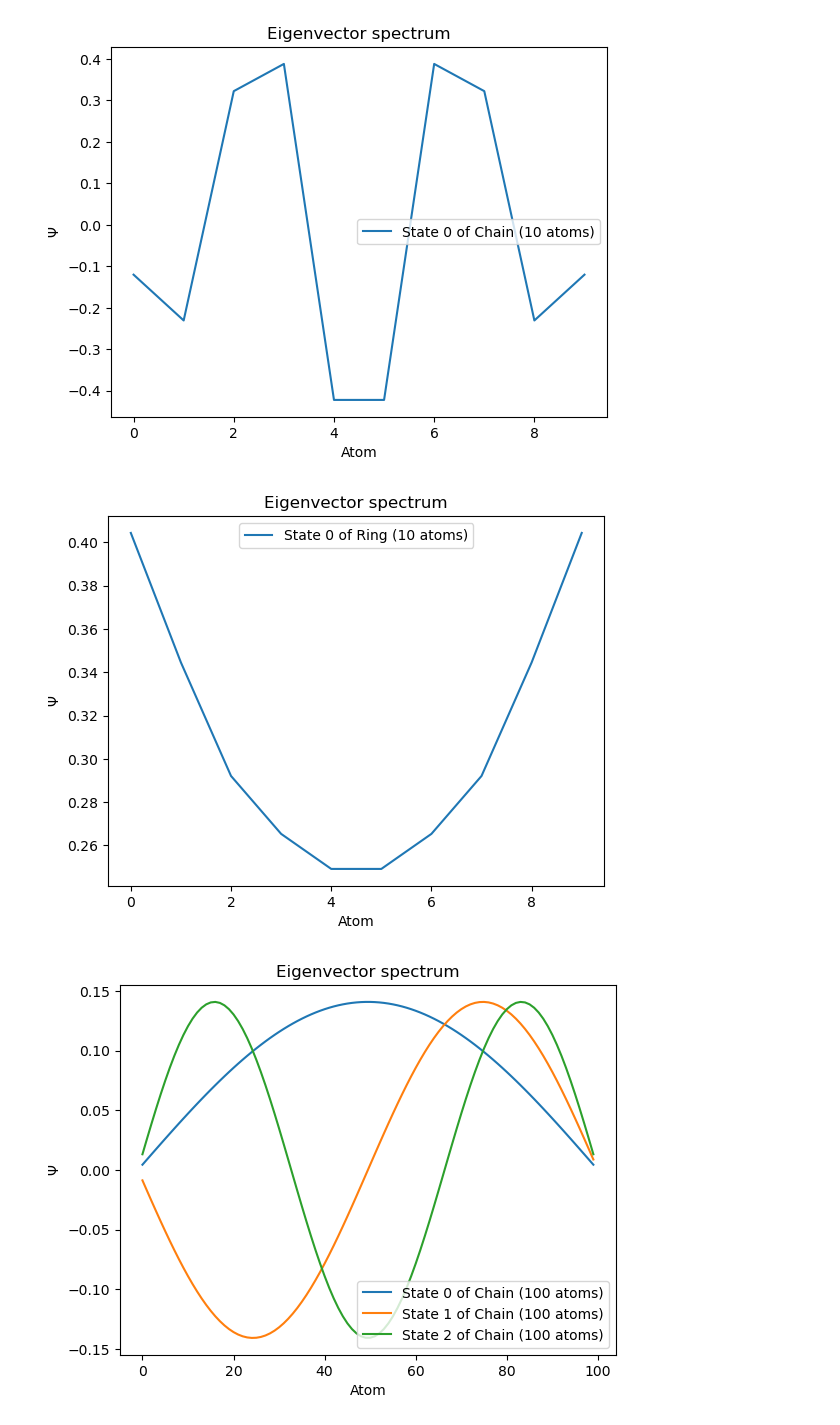
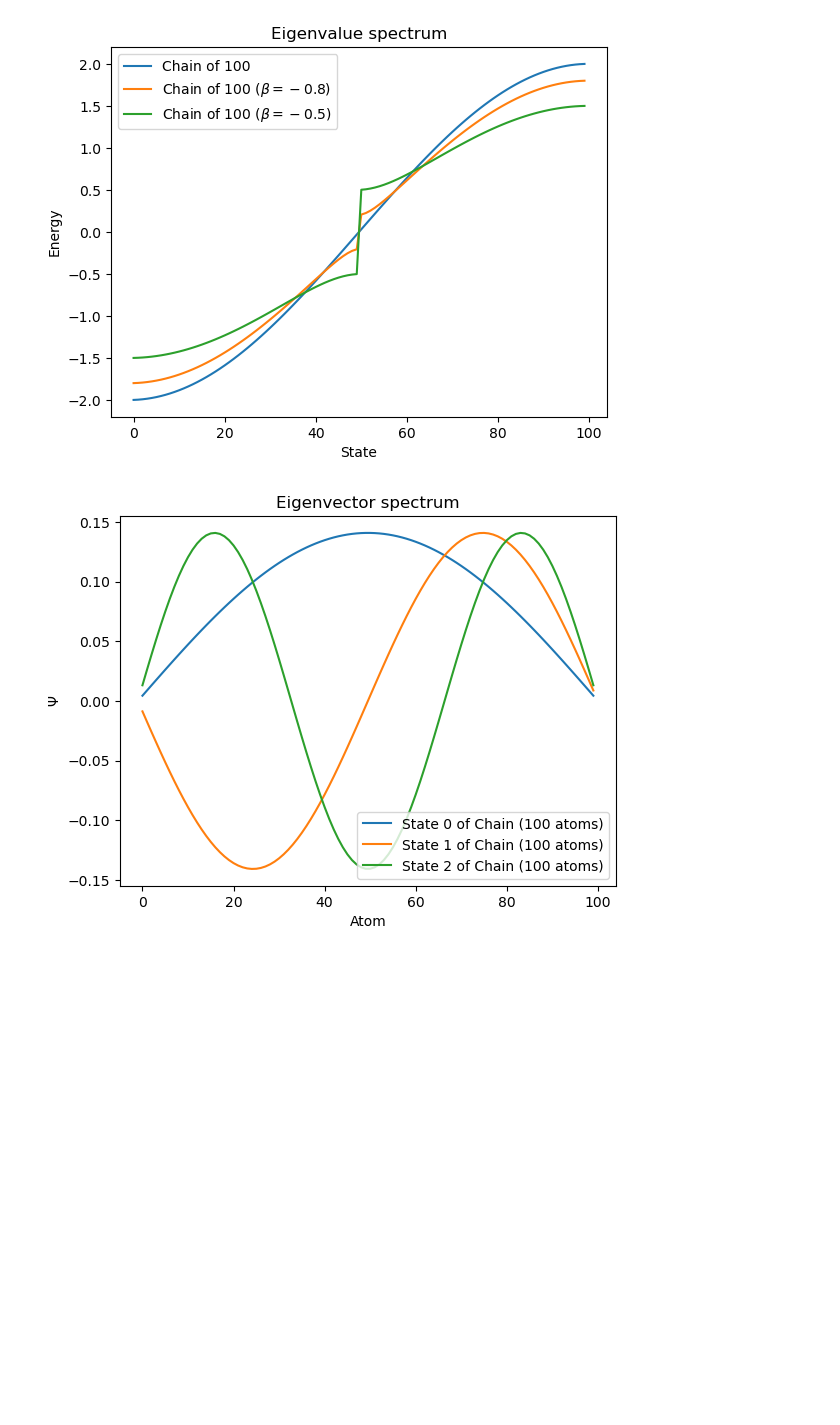
Before and after one commit to matarabadanf/Huckel-HW, a Jupyter notebook: plots/Plots.ipynb, the cells around one changed output. Saved outputs shown, nothing was run; the diff lists cells and outputs as text; code cells hidden in the pictures; blank space fills up the shorter version.

```diff
--- a/plots/Plots.ipynb
+++ b/plots/Plots.ipynb
@@ -39,16 +37,17 @@ chain_beta_minus.plot_eigenvalues(comment=r'$\beta=-0.5$')
-# %%
-
-chain = Chain(10)
-chain.set_beta_minus(1)
-chain.plot_eigenvectors(1)
-
-ring =  Chain(10)
-ring.close_ring()
-ring.set_beta_minus(-.8)
-ring.plot_eigenvectors(1)
-# %% [output]
-[figure, removed]
-[figure, removed]
+# %%
+# Testing the influence of alpha and beta in the eigenvalues
+chain = Chain(100)
+chain.plot_eigenvalues()
+
+chain_beta_minus = Chain(100)
+chain_beta_minus.set_beta_minus(-.8)
+chain_beta_minus.plot_eigenvalues(comment=r'$\beta=-0.8$')
+
+chain_beta_minus = Chain(100)
+chain_beta_minus.set_beta_minus(-.5)
+chain_beta_minus.plot_eigenvalues(comment=r'$\beta=-0.5$')
+# %% [output]
+[figure, added]
 # %%
 chain = Chain(100)
 chain.plot_eigenvectors(3)
```
Also changed, not shown: parts of 2 cells of this notebook.
